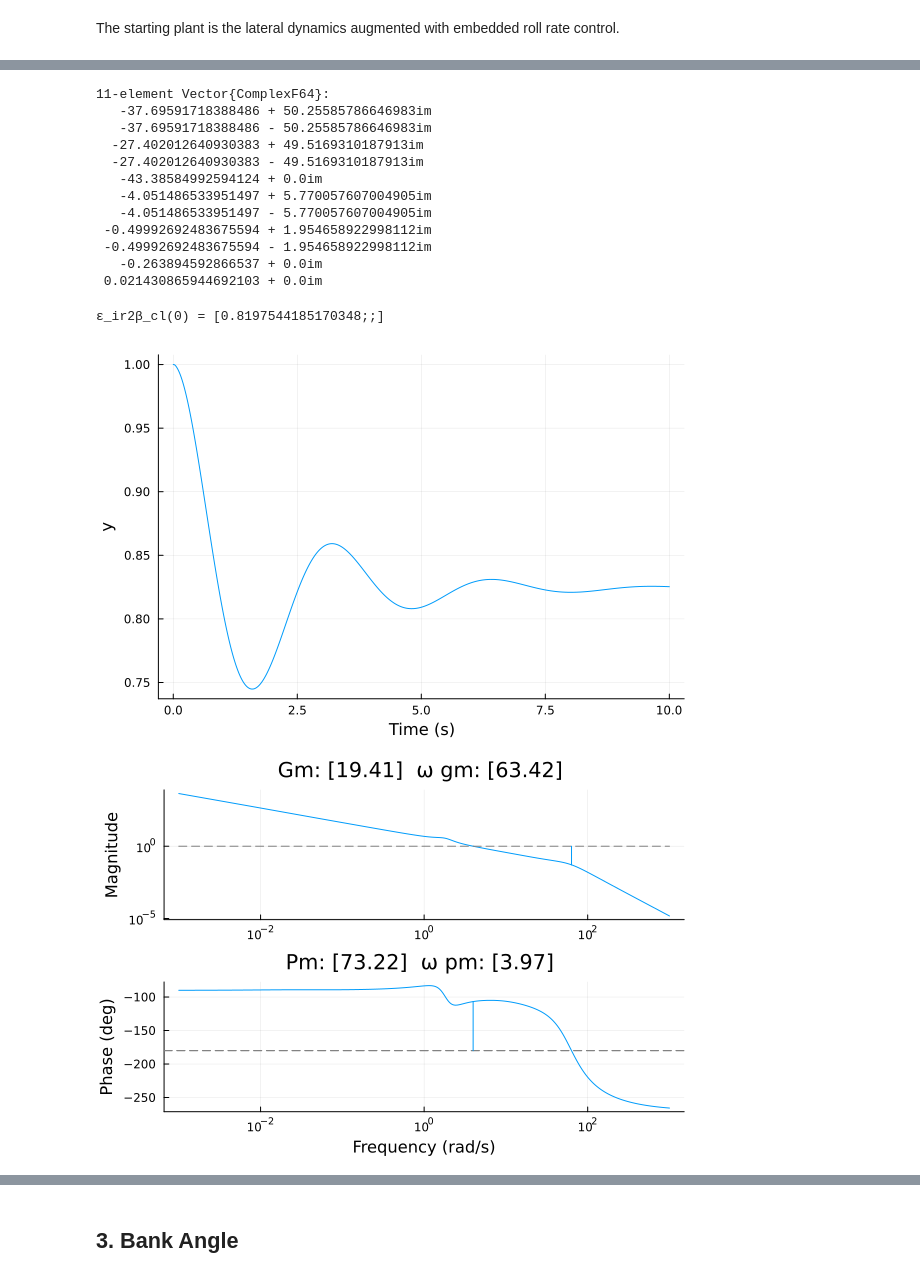
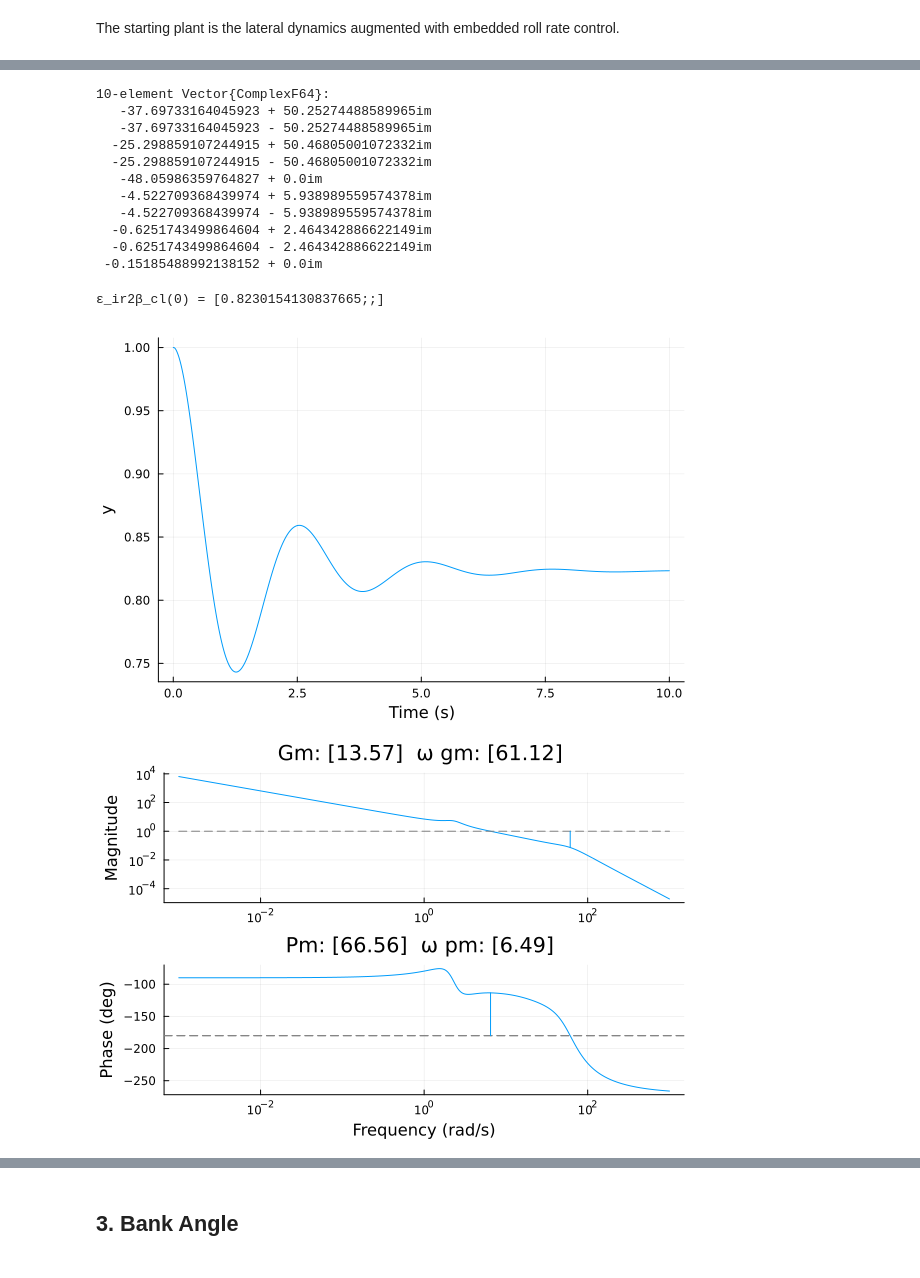
Before and after one commit to e271828e/Flight.jl, a Jupyter notebook: src/aircraft/c172/c172fbw/design/fbw_lat.ipynb, the cells around one changed output, grey strips where cells are left out. Drawn from its saved outputs; the diff is of its cells as text; code cells hidden in the pictures.

```diff
--- a/src/aircraft/c172/c172fbw/design/fbw_lat.ipynb
+++ b/src/aircraft/c172/c172fbw/design/fbw_lat.ipynb
@@ -20,7 +20,7 @@ ac.airframe.pld.u.m_baggage = 0
 trim_params = C172FBW.TrimParameters(
     Ob = Geographic(LatLon(), HOrth(1000)),
     ψ_nb = 0.0,
-    TAS = 40.0,
+    TAS = 50.0,
     γ_wOb_n = 0.0,
     ψ_lb_dot = 0.00,
     θ_lb_dot = 0.0,
@@ -138,8 +134,8 @@ Continuous-time transfer function model
 # %%
 #roll rate compensator PID
-k_p_p = 0.8
-k_i_p = 10
-k_d_p = 0.05
+k_p_p = 0.6
+k_i_p = 8
+k_d_p = 0.04
 τ_d_p = 0.04
 
 pcmp_tf = k_p_p + k_i_p * tf(1, [1,0]) + k_d_p * tf([1, 0], [τ_d_p, 1])
@@ -271,40 +266,39 @@ step(ɛ_ir2β_cl, 10) |> plot
 #of course, the response is unsatisfactory, but we at least see that the sign is
 #now right: the error is reduced from its initial value of 1
 # %% [output]
-11-element Vector{ComplexF64}:
-   -37.69591718388486 + 50.25585786646983im
-   -37.69591718388486 - 50.25585786646983im
-  -27.402012640930383 + 49.5169310187913im
-  -27.402012640930383 - 49.5169310187913im
-   -43.38584992594124 + 0.0im
-   -4.051486533951497 + 5.770057607004905im
-   -4.051486533951497 - 5.770057607004905im
- -0.49992692483675594 + 1.954658922998112im
- -0.49992692483675594 - 1.954658922998112im
-   -0.263894592866537 + 0.0im
- 0.021430865944692103 + 0.0im
+10-element Vector{ComplexF64}:
+   -37.69733164045923 + 50.25274488589965im
+   -37.69733164045923 - 50.25274488589965im
+  -25.298859107244915 + 50.46805001072332im
+  -25.298859107244915 - 50.46805001072332im
+   -48.05986359764827 + 0.0im
+   -4.522709368439974 + 5.938989559574378im
+   -4.522709368439974 - 5.938989559574378im
+  -0.6251743499864604 + 2.464342886622149im
+  -0.6251743499864604 - 2.464342886622149im
+ -0.15185488992138152 + 0.0im
-ε_ir2β_cl(0) = [0.8197544185170348;;]
+ε_ir2β_cl(0) = [0.8230154130837665;;]
-[figure, old version]
+[figure, new version]
 # %%
 #from now on we move the sign inversion to the compensator and work with the
 #non-inverted plant
-k_p_β = 8
-k_i_β = 20
+k_p_β = 12
+k_i_β = 30
 k_d_β = 5
 τ_d_β = 0.04
 βcmp_tf = series(k_p_β + k_i_β * tf(1, [1,0]) + k_d_β * tf([1, 0], [τ_d_β, 1]), tf(-1))
 
 βcmp = named_ss(ss(βcmp_tf), :βcmp; u = :β_err, y = :rudder_cmd)
 
 βcmp_r2β = series(βcmp, r2β)
 
 # ε_βcmp_r2β_cl = 1/(1+tf(βcmp_r2β))
 # poles(ε_βcmp_r2β_cl) |> display #all stable
 # @show ε_βcmp_r2β_cl(0)
 
 marginplot(βcmp_r2β)
 # %% [output]
-[figure, old version]
+[figure, new version]
 # %%
 βcmp_r2β_cl = feedback(βcmp_r2β)
 βcmp_r2β_cl_step = step(βcmp_r2β_cl, 10)
```
Also changed, not shown: parts of 16 cells of this notebook, 3 other files.
